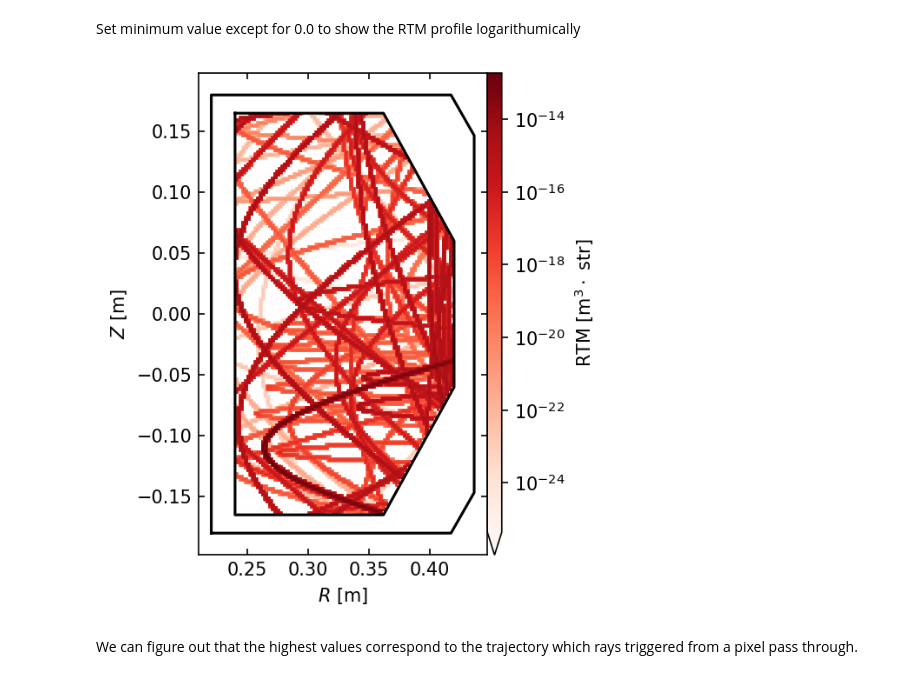
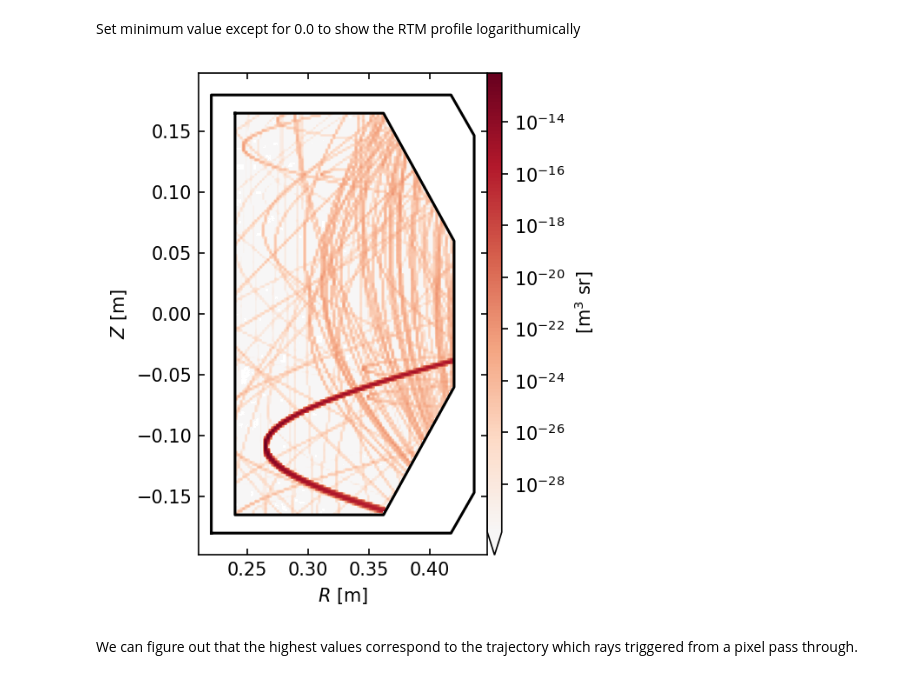
Before and after one commit to munechika-koyo/cherab_phix, a Jupyter notebook: docs/notebooks/inversion/calc_rtm.ipynb, the cells around one changed output. Saved outputs shown, nothing was run; the diff lists cells and outputs as text; code cells hidden in the pictures.

```diff
--- a/docs/notebooks/inversion/calc_rtm.ipynb
+++ b/docs/notebooks/inversion/calc_rtm.ipynb
@@ -18,18 +17,16 @@ from cherab.tools.raytransfer import RayTransferPipeline2D
 # %% [markdown]
 ## Create scene world
 # %%
-# generate scene world
+# Generate scene world
 world = World()
 
-# import phix equilibrium
-eq = import_equilibrium()
+# Load phix machine configuration
+mesh = load_pfc_mesh(world, reflection=True)
 
-# import phix machine configuration
-mesh = import_phix_mesh(world, reflection=True)
+# Load phix raytrasfer cylinder object
+rtc = load_rtc(world)
 
-# import phix raytrasfer cylinder object
-rtc = import_phix_rtc(world, equilibrium=eq)
-
-# import phix camera
-camera = import_phix_camera(world)
+# Load phix camera
+camera = load_camera(world)
+camera.pixels = (128, 256)  # reduce resolution for faster rendering
 # %% [output]
@@ -100,19 +97,18 @@ rtm_profile = profile_1D_to_2D(rtp.matrix.sum(axis=0).sum(axis=0), rtc=rtc)
 # %% [markdown]
 Set minimum value except for 0.0 to show the RTM profile logarithumically
 # %%
-vmin = rtm_profile[rtm_profile > 0].min() * 0.9
+vmin = rtm_profile[rtm_profile > 0].min() * 0.95
 # %%
 fig = plt.figure(dpi=150)
-fig, axes = show_phix_profiles(
+fig, axes = show_profiles(
     rtm_profile,
     fig=fig,
     rtc=rtc,
-    clabel="RTM [m$^3\\cdot$ str]",
+    clabel="[m$^3$ sr]",
     plot_mode="log",
-    cmap="Reds",
     vmin=vmin,
 )
 # %% [output]
-[figure, old version]
+[figure, new version]
 # %% [markdown]
 We can figure out that the highest values correspond to the trajectory which rays triggered from a pixel pass through.
```
Also changed, not shown: parts of 10 cells of this notebook, 9 other files.
